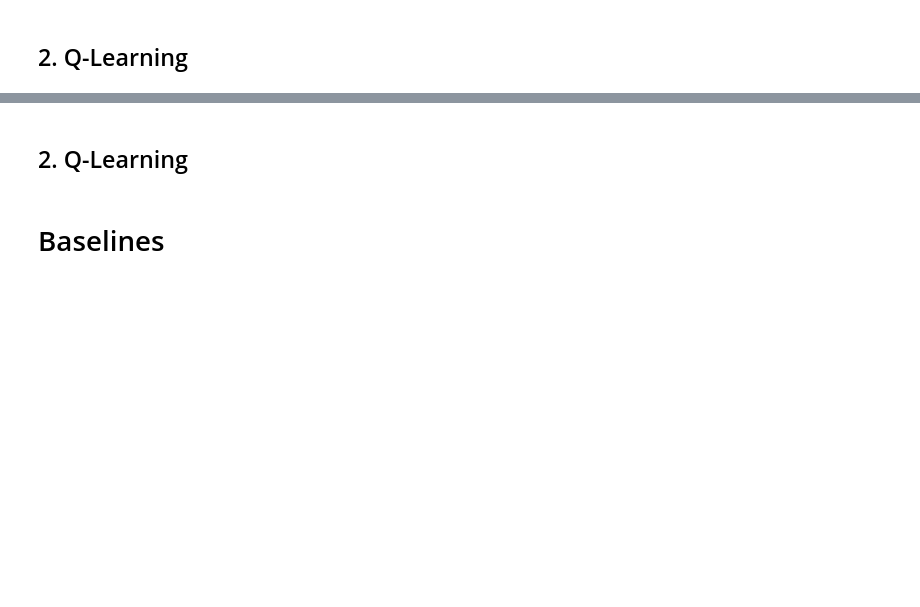
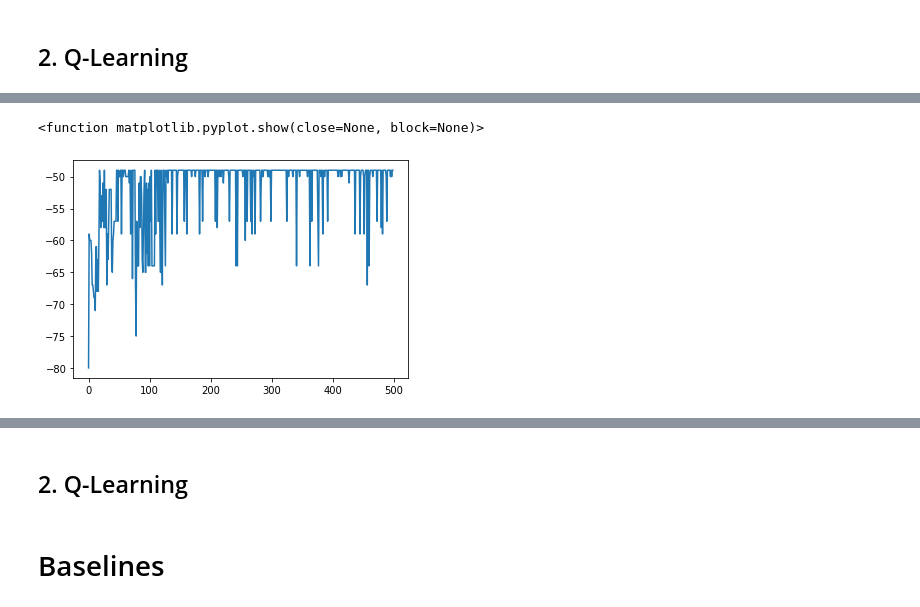
Before and after one commit to MZhouke/RL-Scheduling, a Jupyter notebook: Demo-JSSP.ipynb, the cells around one changed output, grey strips where cells are left out. Cells and saved outputs as stored; diff of their text form; code cells hidden in the pictures; blank space fills up the shorter version.

```diff
--- a/Demo-JSSP.ipynb
+++ b/Demo-JSSP.ipynb
@@ -124,14 +138,31 @@ From 50 Episodes best policy has reward -1244
 # %% [markdown]
 ## 2. Q-Learning
+# %%
+def update(Q, s_key, s_next_key, a_key, r, eta, gma):
+
+    if s_key not in Q.keys():
+        Q[s_key] = {}
+
+    if s_next_key not in Q.keys() or Q[s_next_key] == {}:
+        max_next_s_Q = 0
+    else:
+        max_next_s_Q = max(Q[s_next_key].values())
+
+    if a_key not in Q[s_key].keys():
+        Q[s_key][a_key] = 0
+    Q[s_key][a_key] = Q[s_key][a_key] + eta * (r + gma * max_next_s_Q - Q[s_key][a_key])
+
+    return Q
 # %%
 # 1. Load Environment and Q-table structure
 env_name = "JSSP-v0"
-env = gym.make(env_name, instance_path = "instance1.txt")
+env = gym.make(env_name, instance_path = "instance3.txt")
 Q = {}
 # 2. Parameters of Q-learning
 eta = .628
-gma = .9
-epis = 50
+gamma = .9
+epis = 500
+epsilon = .1
 rev_list = [] # rewards per episode calculate
 # 3. Q-learning Algorithm
 for i in range(epis):
@@ -143,13 +174,19 @@ for i in range(epis):
     while not d:
         # env.render()
         # Choose action from Q table
-        a = np.argmax(Q[s,:] + np.random.randn(1,env.action_space.n)*(1./(i+1)))
+        s_key = tuple(np.concatenate((s[1], s[0])))
+        if s_key not in Q.keys() or Q[s_key] == {} or random.uniform(0, 1) < epsilon:
+            a = get_legal_action(env)
+        else:
+            a = max(Q[s_key], key = Q[s_key].get)
         #Get new state & reward from environment
-        s1,r,d,_ = env.step(a)
+        s_next, r, d, _ = env.step(a)
         #Update Q-Table with new knowledge
-        Q[s,a] = Q[s,a] + eta*(r + gma*np.max(Q[s1,:]) - Q[s,a])
+        s_next_key = tuple(np.concatenate((s_next[1], s_next[0])))
+        a_key = tuple(a)
+        Q = update(Q, s_key, s_next_key, a_key, r, eta, gamma)
         rAll += r
-        s = s1
+        s = s_next
     rev_list.append(rAll)
     print("Episode: " + str(i) + " has reward " + str(rAll))
     # env.render()
@@ -159,0 +226,7 @@ print(Q)
+# %%
+import matplotlib.pyplot as plt
+plt.plot(rev_list)
+plt.show
+# %% [output]
+<function matplotlib.pyplot.show(close=None, block=None)>
+[figure, added]
```
Also changed, not shown: parts of 5 cells of this notebook.
